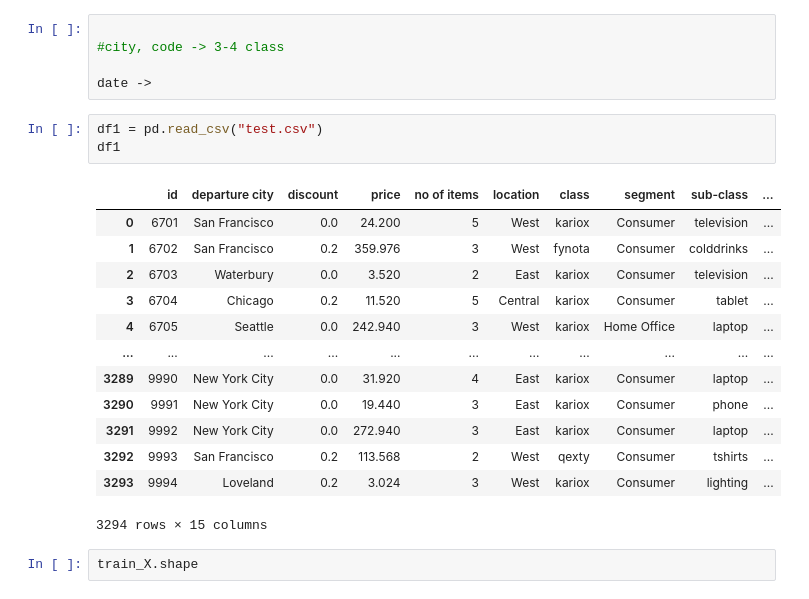
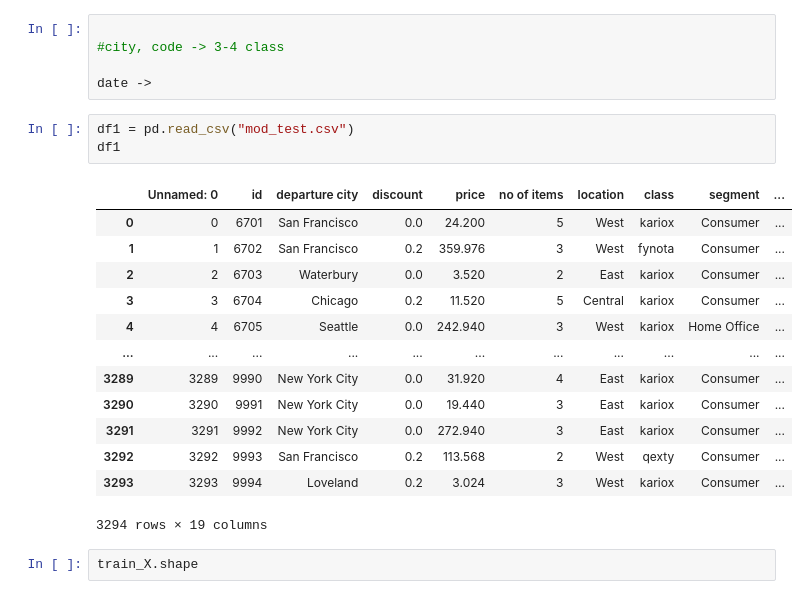
Before and after one commit to Shubham-Sahoo/kdag, a Jupyter notebook: kdag_ls.ipynb, the cells around one changed output. Drawn from its saved outputs; the diff is of its cells as text.

```diff
--- a/kdag_ls.ipynb
+++ b/kdag_ls.ipynb
@@ -960,22 +1016,22 @@ sns.catplot(x="departure city", y="profit", kind="box", data=df)
 
 date ->
 # %%
-df1 = pd.read_csv("test.csv")
+df1 = pd.read_csv("mod_test.csv")
 df1
 # %% [output]
-|  | id | departure city | discount | price | no of items | location | class | segment | sub-class | ... |
-| 0 | 6701 | San Francisco | 0.0 | 24.200 | 5 | West | kariox | Consumer | television | ... |
-| 1 | 6702 | San Francisco | 0.2 | 359.976 | 3 | West | fynota | Consumer | colddrinks | ... |
-| 2 | 6703 | Waterbury | 0.0 | 3.520 | 2 | East | kariox | Consumer | television | ... |
-| 3 | 6704 | Chicago | 0.2 | 11.520 | 5 | Central | kariox | Consumer | tablet | ... |
-| 4 | 6705 | Seattle | 0.0 | 242.940 | 3 | West | kariox | Home Office | laptop | ... |
+|  | Unnamed: 0 | id | departure city | discount | price | no of items | location | class | segment | ... |
+| 0 | 0 | 6701 | San Francisco | 0.0 | 24.200 | 5 | West | kariox | Consumer | ... |
+| 1 | 1 | 6702 | San Francisco | 0.2 | 359.976 | 3 | West | fynota | Consumer | ... |
+| 2 | 2 | 6703 | Waterbury | 0.0 | 3.520 | 2 | East | kariox | Consumer | ... |
+| 3 | 3 | 6704 | Chicago | 0.2 | 11.520 | 5 | Central | kariox | Consumer | ... |
+| 4 | 4 | 6705 | Seattle | 0.0 | 242.940 | 3 | West | kariox | Home Office | ... |
 | ... | ... | ... | ... | ... | ... | ... | ... | ... | ... | ... |
-| 3289 | 9990 | New York City | 0.0 | 31.920 | 4 | East | kariox | Consumer | laptop | ... |
-| 3290 | 9991 | New York City | 0.0 | 19.440 | 3 | East | kariox | Consumer | phone | ... |
-| 3291 | 9992 | New York City | 0.0 | 272.940 | 3 | East | kariox | Consumer | laptop | ... |
-| 3292 | 9993 | San Francisco | 0.2 | 113.568 | 2 | West | qexty | Consumer | tshirts | ... |
-| 3293 | 9994 | Loveland | 0.2 | 3.024 | 3 | West | kariox | Consumer | lighting | ... |
+| 3289 | 3289 | 9990 | New York City | 0.0 | 31.920 | 4 | East | kariox | Consumer | ... |
+| 3290 | 3290 | 9991 | New York City | 0.0 | 19.440 | 3 | East | kariox | Consumer | ... |
+| 3291 | 3291 | 9992 | New York City | 0.0 | 272.940 | 3 | East | kariox | Consumer | ... |
+| 3292 | 3292 | 9993 | San Francisco | 0.2 | 113.568 | 2 | West | qexty | Consumer | ... |
+| 3293 | 3293 | 9994 | Loveland | 0.2 | 3.024 | 3 | West | kariox | Consumer | ... |
-3294 rows × 15 columns
+3294 rows × 19 columns
 # %%
 train_X.shape
 # %% [output]
```
Also changed, not shown: parts of 38 cells of this notebook.
